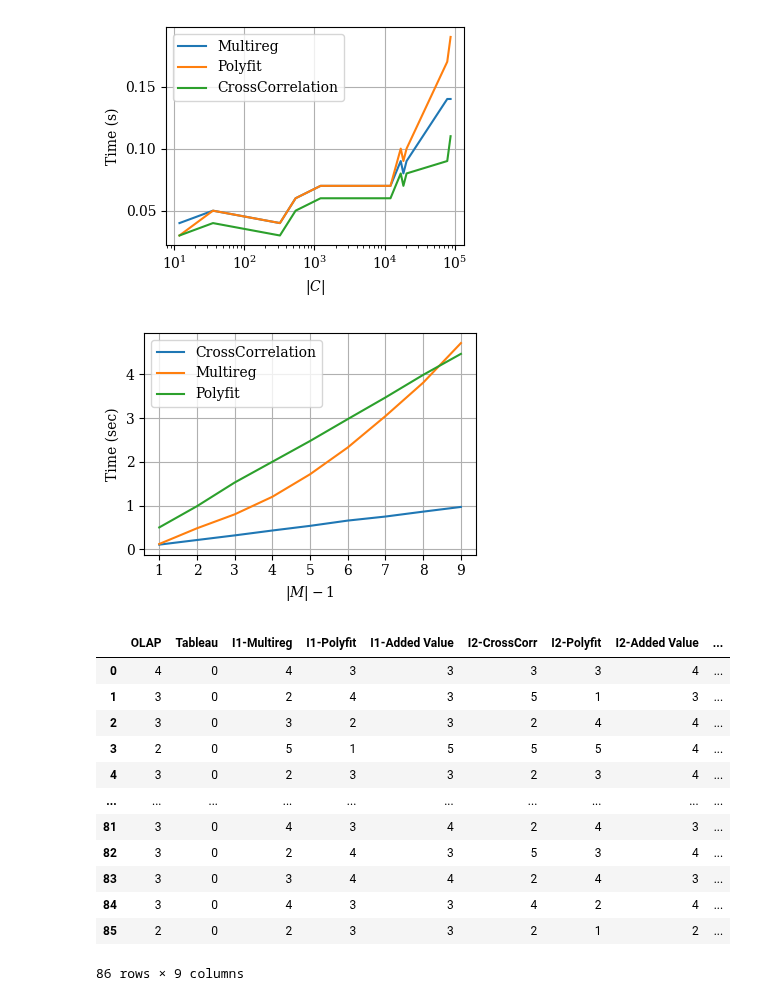
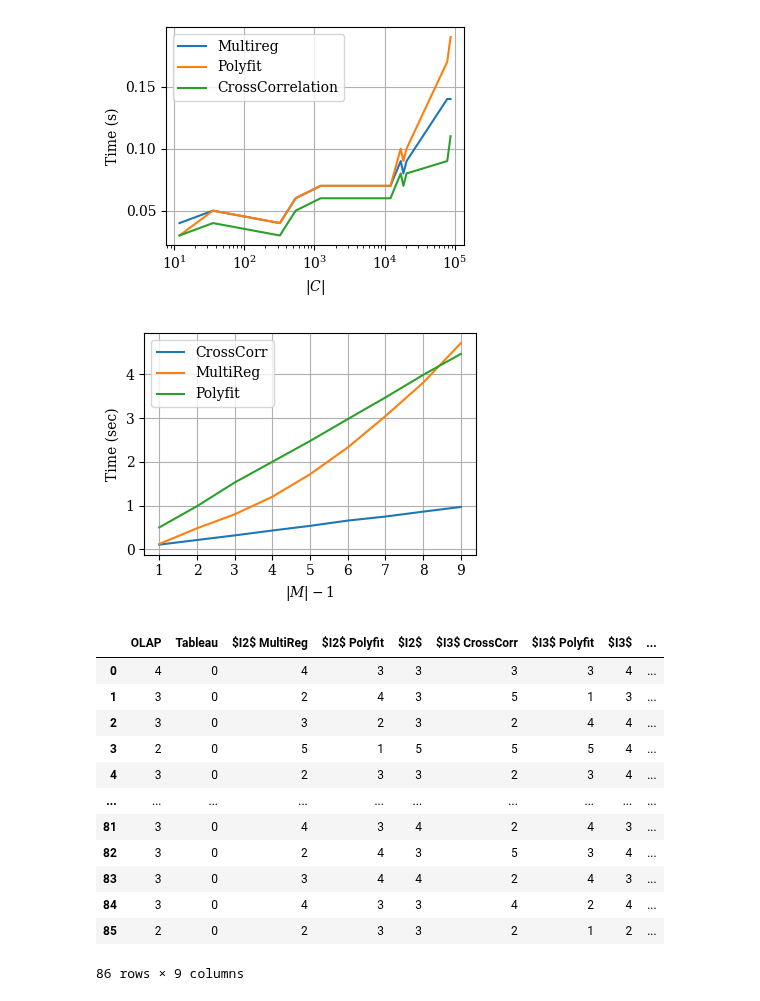
Before and after one commit to big-unibo/explain, a Jupyter notebook: intentional/src/main/python/chart_explain.ipynb, the cells around one changed output. Saved outputs shown, nothing was run; the diff lists cells and outputs as text; code cells hidden in the pictures.

```diff
--- a/intentional/src/main/python/chart_explain.ipynb
+++ b/intentional/src/main/python/chart_explain.ipynb
@@ -183,24 +183,25 @@ fig.tight_layout()
 # %%
 fig, ax = plt.subplots(1, 1, figsize=(4, 3))
 df3 = pd.read_csv('../../../resources/intention/explain_scalability_python.csv')
 df3["time_model_python"] = df3["time_model_python"] / 1000
+df3 = df3.replace({"CrossCorrelation": "CrossCorr", "Multireg": "MultiReg"})
 for model, group in df3.groupby(["model"]):
     group.reset_index().groupby(["measures"]).mean().reset_index().plot(ax=ax, label=model, x='measures', y='time_model_python')
 ax.set_ylabel('Time (sec)')
 ax.set_xlabel('$|M| - 1$')
 ax.set_xticks([x for x in range(1, 10)])
 ax.grid(True)
 fig.tight_layout()
 fig.savefig('../../../resources/intention/scalability.pdf')
 fig.savefig('../../../resources/intention/scalability.svg')
 # %% [output]
-[figure, old version]
+[figure, new version]
 # %%
 df = pd.read_csv('../../../resources/intention/students.csv')
-df.columns = ["OLAP", "Tableau", "I1-Multireg", "I1-Polyfit", "I1-Added Value", "I2-CrossCorr", "I2-Polyfit", "I2-Added Value", "User Experience"]
+df.columns = ["OLAP", "Tableau", "$I2$ MultiReg", "$I2$ Polyfit", "$I2$", "$I3$ CrossCorr", "$I3$ Polyfit", "$I3$", "User Experience"]
 df
 # %% [output]
-|  | OLAP | Tableau | I1-Multireg | I1-Polyfit | I1-Added Value | I2-CrossCorr | I2-Polyfit | I2-Added Value | ... |
+|  | OLAP | Tableau | $I2$ MultiReg | $I2$ Polyfit | $I2$ | $I3$ CrossCorr | $I3$ Polyfit | $I3$ | ... |
 | 0 | 4 | 0 | 4 | 3 | 3 | 3 | 3 | 4 | ... |
 | 1 | 3 | 0 | 2 | 4 | 3 | 5 | 1 | 3 | ... |
 | 2 | 3 | 0 | 3 | 2 | 3 | 2 | 4 | 4 | ... |
```
Also changed, not shown: parts of 2 cells of this notebook, 3 other files.
